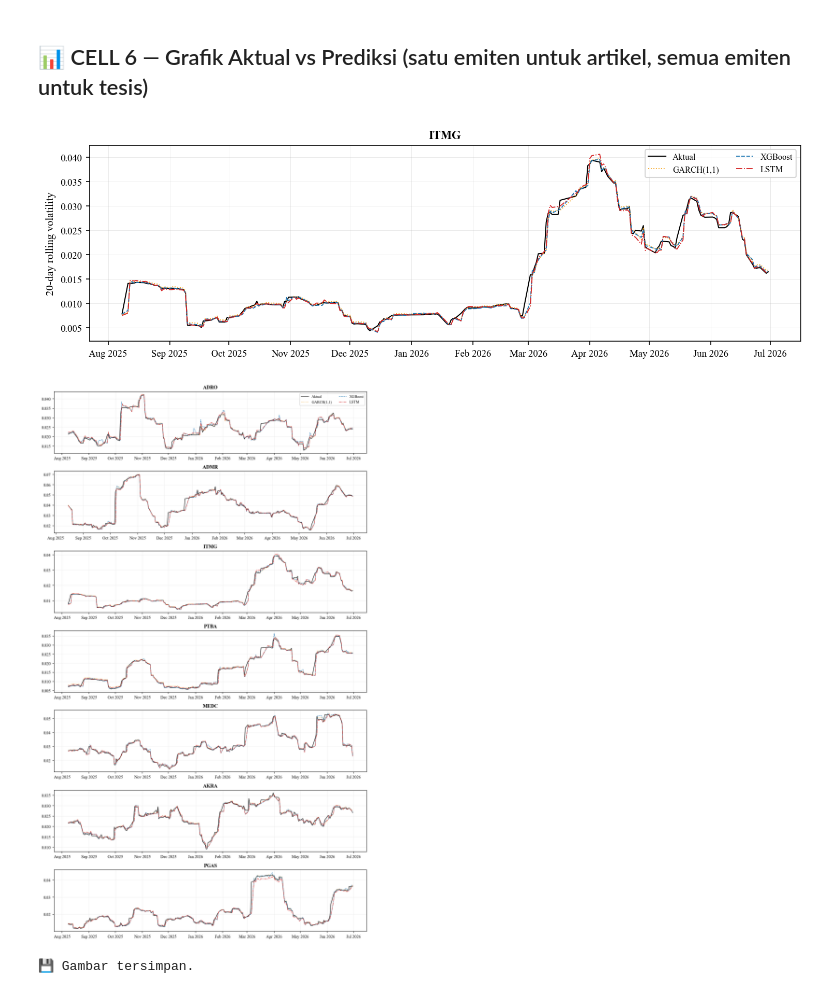
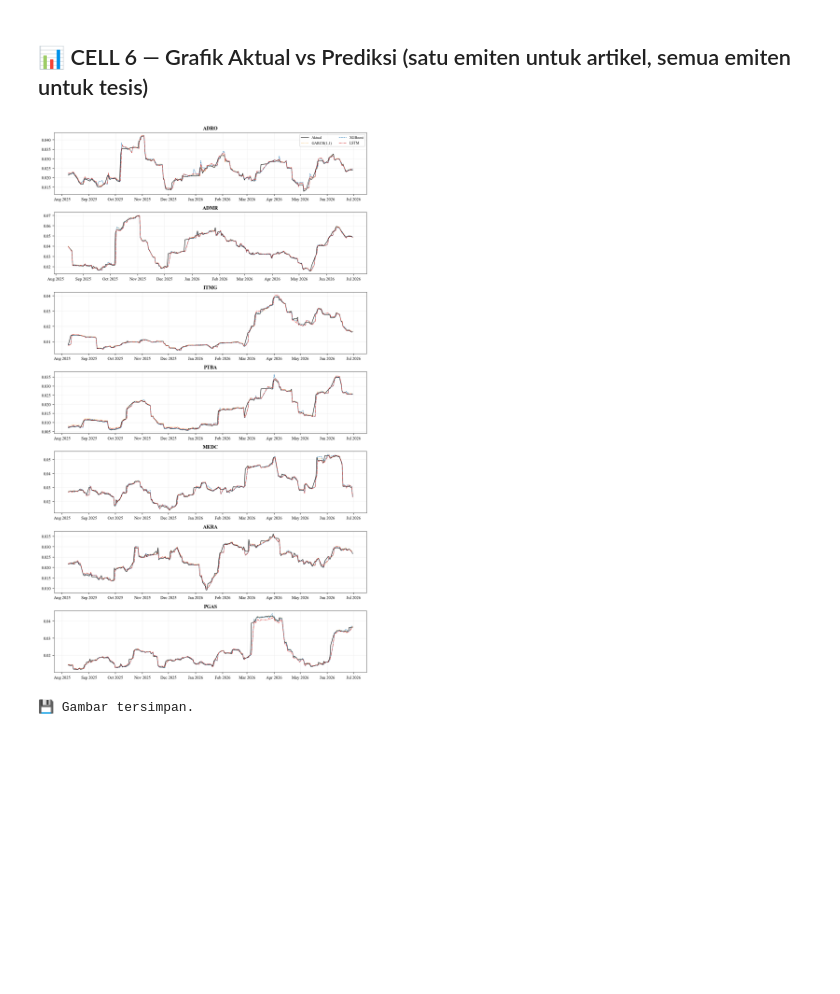
Before and after one commit to ilsy16-inv/sentiment-driven-volatility-prediction, a Jupyter notebook: 02_preprocessing/teknikal/FIX/FIX_revisi konferensi/EVALUASI_baseline_DM_v3.ipynb, the cells around one changed output. Drawn from its saved outputs; the diff is of its cells as text; code cells hidden in the pictures; blank space fills up the shorter version.

```diff
--- a/02_preprocessing/teknikal/FIX/FIX_revisi konferensi/EVALUASI_baseline_DM_v3.ipynb
+++ b/02_preprocessing/teknikal/FIX/FIX_revisi konferensi/EVALUASI_baseline_DM_v3.ipynb
@@ -56,7 +56,9 @@ df = pd.concat(rows, ignore_index=True)
 for nama, f in [('XGBoost', 'hasil_prediksi_xgboost.csv'), ('LSTM', 'hasil_prediksi_lstm.csv')]:
     p = pd.read_csv(DIR_TABEL / f, encoding='utf-8-sig', parse_dates=['Date'])
     p = p[['Emiten', 'Date', 'Y_Aktual', 'Y_Prediksi']].rename(columns={'Y_Prediksi': nama, 'Y_Aktual': f'_akt_{nama}'})
-    df = df.merge(p, on=['Emiten', 'Date'], how='left')
+    n_awal = len(df)
+    df = df.merge(p, on=['Emiten', 'Date'], how='left', validate='one_to_one')
+    assert len(df) == n_awal, f'{nama}: jumlah baris berubah setelah penggabungan'
     assert df[nama].notna().all(), f'{nama}: ada tanggal uji tanpa prediksi → jalankan ulang notebook model versi terbaru'
     assert np.allclose(df[f'_akt_{nama}'], df['Aktual'], rtol=1e-6), f'{nama}: nilai aktual tidak cocok'
     df = df.drop(columns=f'_akt_{nama}')
@@ -65,3 +67,28 @@ MODELS = ['Naive', 'GARCH(1,1)', 'XGBoost', 'LSTM']
 print(f'✅ {len(df):,} hari-emiten | tanggal uji identik untuk {MODELS}')
 # %% [output]
 ✅ 1,500 hari-emiten | tanggal uji identik untuk ['Naive', 'GARCH(1,1)', 'XGBoost', 'LSTM']
+# %%
+# ==============================================================================
+# CELL 1B — Validasi alignment & struktur data uji
+# ==============================================================================
+cek = []
+for e in URUTAN_EMITEN:
+    g = df[df.Emiten == e]
+    tr_end = pd.read_csv(DIR_FINAL / f'dataset_train_{e}.csv', usecols=['Date'], parse_dates=['Date'])['Date'].max()
+    cek.append({'Emiten': e, 'n': len(g), 'Awal uji': g.Date.min().date(), 'Akhir uji': g.Date.max().date(),
+                'Akhir latih': tr_end.date(), 'Duplikat tanggal': int(g.Date.duplicated().sum()),
+                'Terurut': bool(g.Date.is_monotonic_increasing),
+                **{f'n {m}': int(g[m].notna().sum()) for m in MODELS}})
+cek = pd.DataFrame(cek)
+print(cek.to_string(index=False))
+
+assert cek['Duplikat tanggal'].sum() == 0, 'Ada duplikasi tanggal per emiten'
+assert cek['Terurut'].all(), 'Tanggal tidak terurut'
+assert (pd.to_datetime(cek['Awal uji']) > pd.to_datetime(cek['Akhir latih'])).all(), 'Periode uji tumpang tindih dengan latih'
+for m in MODELS:
+    assert (cek[f'n {m}'] == cek['n']).all(), f'{m}: jumlah observasi tidak sama dengan aktual'
+
+tgl = pd.DatetimeIndex(df.Date.unique()).sort_values()
+hilang = {e: int((~tgl.isin(df.loc[df.Emiten == e, 'Date'])).sum()) for e in URUTAN_EMITEN}
+print(f'\nKalender gabungan: {len(tgl)} tanggal | tanggal tanpa observasi per emiten: {hilang}')
+print(f'✅ Alignment valid: {len(df):,} observasi identik untuk {MODELS}')
@@ -284,7 +375,9 @@ for e in URUTAN_EMITEN:
     tr_end = pd.read_csv(DIR_FINAL / f'dataset_train_{e}.csv', parse_dates=['Date'])['Date'].max()
     r = tek[(tek.Emiten == e) & (tek.Date <= tr_end)].sort_values('Date')['Log_Return'].dropna() * 100
     res = arch_model(r.values, mean='Constant', vol='GARCH', p=1, q=1, dist='t').fit(disp='off')
+    assert res.convergence_flag == 0, f'{e}: estimasi GARCH tidak konvergen'
     pr, pv = res.params, res.pvalues
+    assert pr['alpha[1]'] + pr['beta[1]'] < 1, f'{e}: alpha+beta >= 1 (tidak stasioner), half-life tak terdefinisi'
     rows.append({'Emiten': e, 'n': len(r), 'mu': pr['mu'], 'omega': pr['omega'],
                  'alpha': pr['alpha[1]'], 'p_alpha': pv['alpha[1]'], 'beta': pr['beta[1]'], 'p_beta': pv['beta[1]'],
                  'alpha+beta': pr['alpha[1]'] + pr['beta[1]'], 'nu': pr['nu'],
@@ -359,33 +463,22 @@ Max vol uji / latih        0.18            -0.39         -0.54      -0.29
 # %%
 import matplotlib.dates as mdates
 WARNA = {'Aktual': 'black', 'XGBoost': '#1f77b4', 'LSTM': '#d62728', 'GARCH(1,1)': '#F5A623'}
 
 def plot_emiten(ax, e, legend=True):
     g = df[df.Emiten == e].sort_values('Date')
     for k, ls in [('Aktual', '-'), ('GARCH(1,1)', ':'), ('XGBoost', '--'), ('LSTM', '-.')]:
         ax.plot(g.Date, g[k], color=WARNA[k], lw=1.0 if k == 'Aktual' else 0.9, ls=ls, label=k)
     ax.set_title(e, fontweight='bold'); ax.grid(alpha=0.3, lw=0.4)
-    ax.xaxis.set_major_locator(mdates.MonthLocator())              # 1 label per bulan, tidak bertumpuk
+    ax.xaxis.set_major_locator(mdates.MonthLocator())
     ax.xaxis.set_major_formatter(mdates.DateFormatter('%b %Y'))
     if legend: ax.legend(fontsize=8, ncol=2)
 
-# ── Gambar ITMG (ukuran sama dengan panel emiten lain → jelas)
-EMITEN_ARTIKEL = 'ITMG'
-fig, ax = plt.subplots(figsize=(10, 3.2))
-plot_emiten(ax, EMITEN_ARTIKEL)
-ax.set_ylabel('20-day rolling volatility', fontsize=10)
-plt.tight_layout()
-plt.savefig(DIR_GAMBAR / f'fig_actual_vs_pred_all_{EMITEN_ARTIKEL}.png', dpi=600, bbox_inches='tight')
-plt.show()
-
-# ── Gambar semua emiten (tidak berubah)
 fig, axes = plt.subplots(len(URUTAN_EMITEN), 1, figsize=(10, 2.4 * len(URUTAN_EMITEN)))
 for i, (ax, e) in enumerate(zip(axes, URUTAN_EMITEN)): plot_emiten(ax, e, legend=(i == 0))
 plt.tight_layout()
 plt.savefig(DIR_GAMBAR / 'gambar_aktual_vs_prediksi_semua_model.png', dpi=300, bbox_inches='tight')
 plt.show()
 print('💾 Gambar tersimpan.')
 # %% [output]
-[figure, old version]
+[figure, new version]
-[figure, removed]
 💾 Gambar tersimpan.
```
Also changed, not shown: parts of 7 cells of this notebook, 1 other file.
